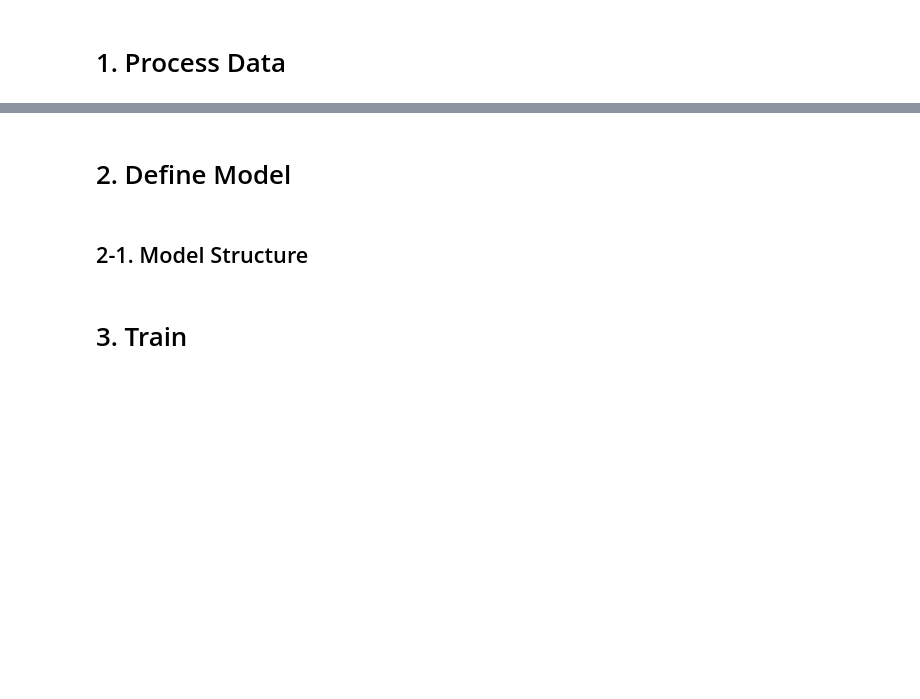
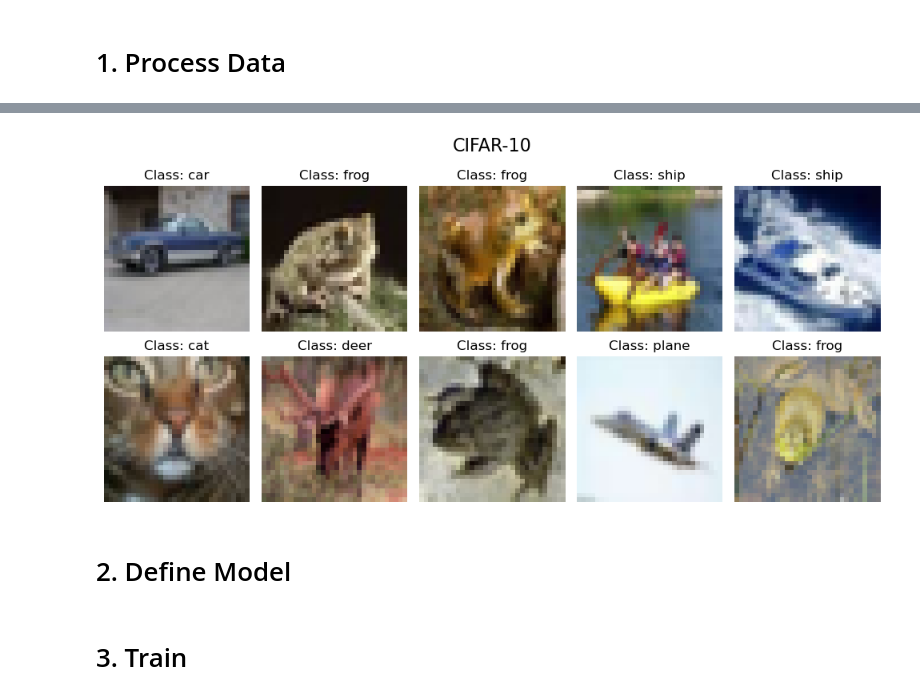
Before and after one commit to San-Juna-H/study-MLDL, a Jupyter notebook: 1_k-NearestNeighbor.ipynb, the cells around one changed output, grey strips where cells are left out. Drawn from its saved outputs; the diff is of its cells as text; code cells hidden in the pictures; blank space fills up the shorter version.

```diff
--- a/1_k-NearestNeighbor.ipynb
+++ b/1_k-NearestNeighbor.ipynb
@@ -19,0 +42,2 @@ import time
+# %%
+data_dir = './data/cifar-10-batches-py/'
@@ -64,8 +120,8 @@ class CustomDataset(Dataset):
 # %%
-directory = './data/cifar-10-batches-py/'
-
-train_dataset = CustomDataset(directory, train = True)
-test_dataset = CustomDataset(directory, train = False)
+train_dataset = CustomDataset(data_dir= data_dir,
+                              train= True)
+test_dataset = CustomDataset(data_dir= data_dir,
+                             train= False)
 
 classes = ('plane', 'car', 'bird', 'cat', 'deer',
            'dog', 'frog', 'horse', 'ship', 'truck')
@@ -74,4 +128,19 @@ train_set, val_set = torch.utils.data.random_split(train_dataset, [49000, 1000])
+# %%
+def reformat_image(image: Annotated[np.ndarray, '3*32*32']) -> Annotated[np.ndarray, '32, 32, 3']:
+    image = image.reshape((3, 32, 32)).transpose((1, 2, 0))
+    return image
+# %%
+plt.figure(figsize=(10, 5))
+plt.suptitle('CIFAR-10', fontsize=16)
+for i in range(10):
+    sample_image = reformat_image(train_dataset[i][0])
+    plt.subplot(2, 5, i + 1)
+    plt.imshow(sample_image)
+    plt.axis('off')
+    plt.title(f'Class: {classes[train_dataset[i][1]]}')
+plt.tight_layout()
+plt.show()
+# %% [output]
+[figure, added]
 # %% [markdown]
 # 2. Define Model
-# %% [markdown]
-## 2-1. Model Structure
```
Also changed, not shown: parts of 19 cells of this notebook, 1 other file.
